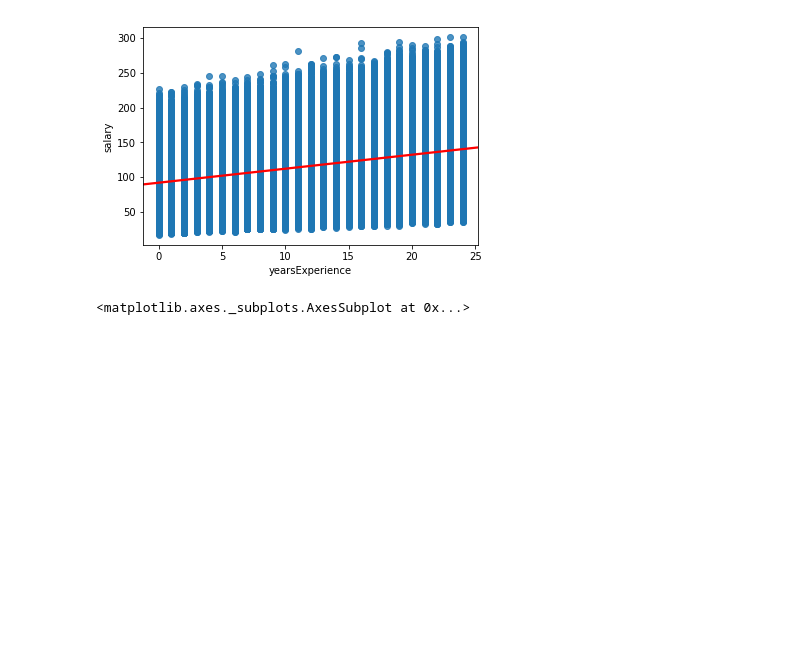
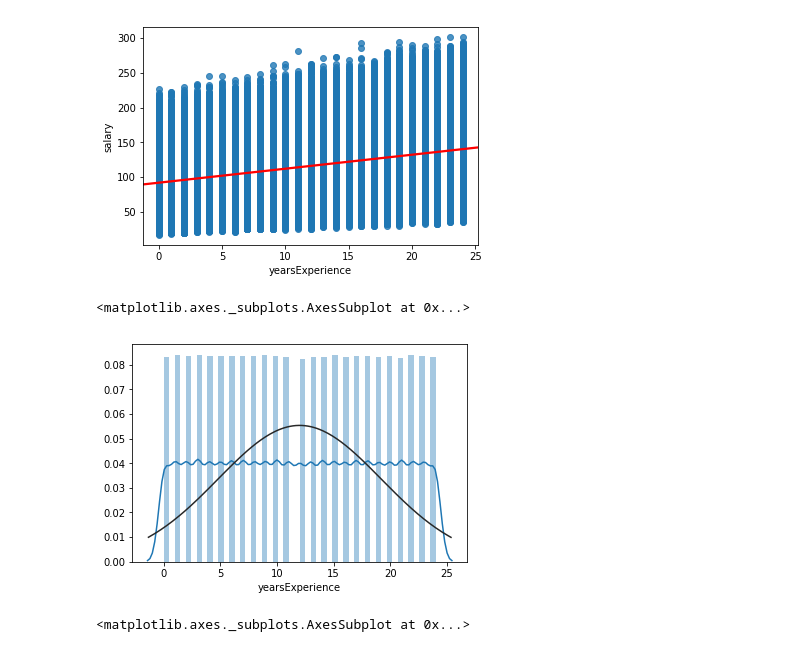
Before and after one commit to deejayrusso/Salary-Prediction-Portfolio, a Jupyter notebook: Salary Prediction Notebook.ipynb, the cells around one changed output. Cells and saved outputs as stored; diff of their text form; code cells hidden in the pictures; blank space fills up the shorter version.

```diff
--- a/Salary Prediction Notebook.ipynb
+++ b/Salary Prediction Notebook.ipynb
@@ -312,6 +319,14 @@ sns.regplot(x = 'yearsExperience', y = 'salary', data = train_data_merged, line_
 # %% [output]
 <matplotlib.axes._subplots.AxesSubplot at 0x...>
 [figure]
+# %%
+# Check for normal distribution of years experience
+sns.distplot(train_data_merged['yearsExperience'], fit=norm)
+
+# Years of experience distribution is relatively uniform
+# %% [output]
+<matplotlib.axes._subplots.AxesSubplot at 0x...>
+[figure, added]
 # %%
 # Miles from metropolis as potential predictor of salary
 sns.regplot(x = 'milesFromMetropolis', y = 'salary', data = train_data_merged, line_kws = {'color': 'red'})
```
Also changed, not shown: parts of 4 cells of this notebook.
